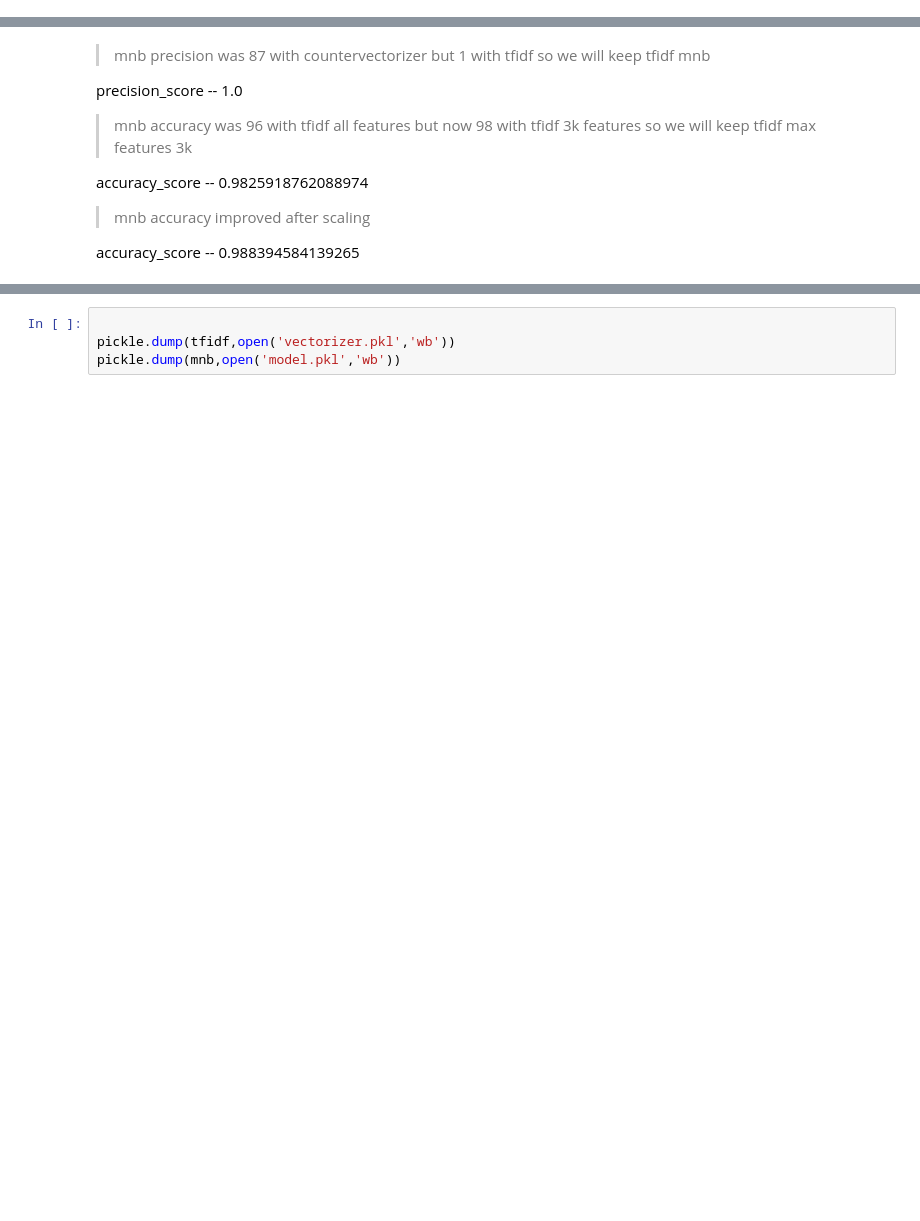
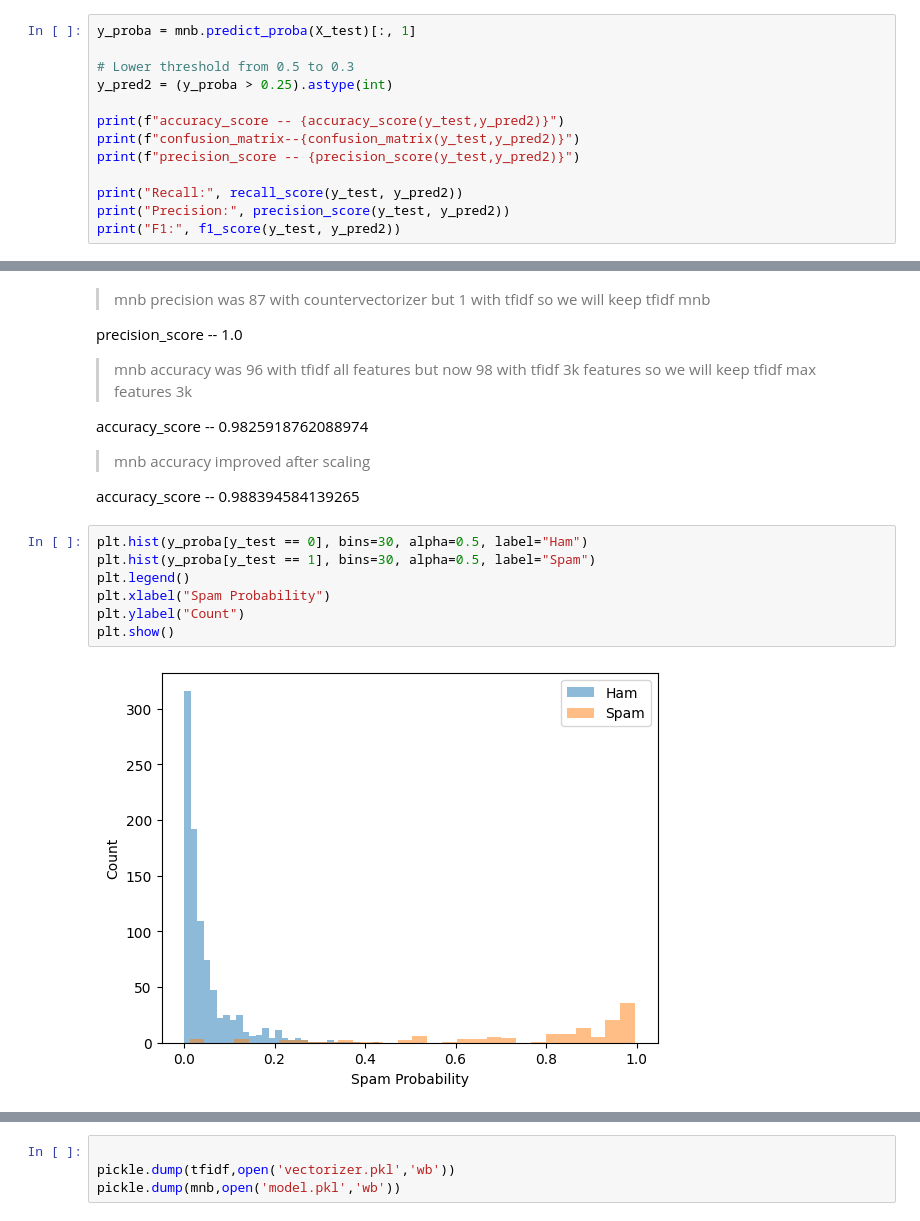
Before and after one commit to plearning2001/Text-Classifier, a Jupyter notebook: text_classifier.ipynb, the cells around one changed output, grey strips where cells are left out. Cells and saved outputs as stored; diff of their text form; blank space fills up the shorter version.

Commit message:
Fine tuning completed with good recall

```diff
--- a/text_classifier.ipynb
+++ b/text_classifier.ipynb
@@ -504,0 +508,13 @@ precision_score -- 1.0
+# %%
+y_proba = mnb.predict_proba(X_test)[:, 1]
+
+# Lower threshold from 0.5 to 0.3
+y_pred2 = (y_proba > 0.25).astype(int)
+
+print(f"accuracy_score -- {accuracy_score(y_test,y_pred2)}")
+print(f"confusion_matrix--{confusion_matrix(y_test,y_pred2)}")
+print(f"precision_score -- {precision_score(y_test,y_pred2)}")
+
+print("Recall:", recall_score(y_test, y_pred2))
+print("Precision:", precision_score(y_test, y_pred2))
+print("F1:", f1_score(y_test, y_pred2))
@@ -514,6 +538,15 @@ accuracy_score -- 0.9825918762088974
 > mnb accuracy improved after scaling
 
 accuracy_score -- 0.988394584139265
+# %%
+plt.hist(y_proba[y_test == 0], bins=30, alpha=0.5, label="Ham")
+plt.hist(y_proba[y_test == 1], bins=30, alpha=0.5, label="Spam")
+plt.legend()
+plt.xlabel("Spam Probability")
+plt.ylabel("Count")
+plt.show()
+# %% [output]
+[figure, added]
 # %%
 # Create Burnauli model
 bnb.fit(X_train,y_train)
```
Also changed, not shown: parts of 9 cells of this notebook.
